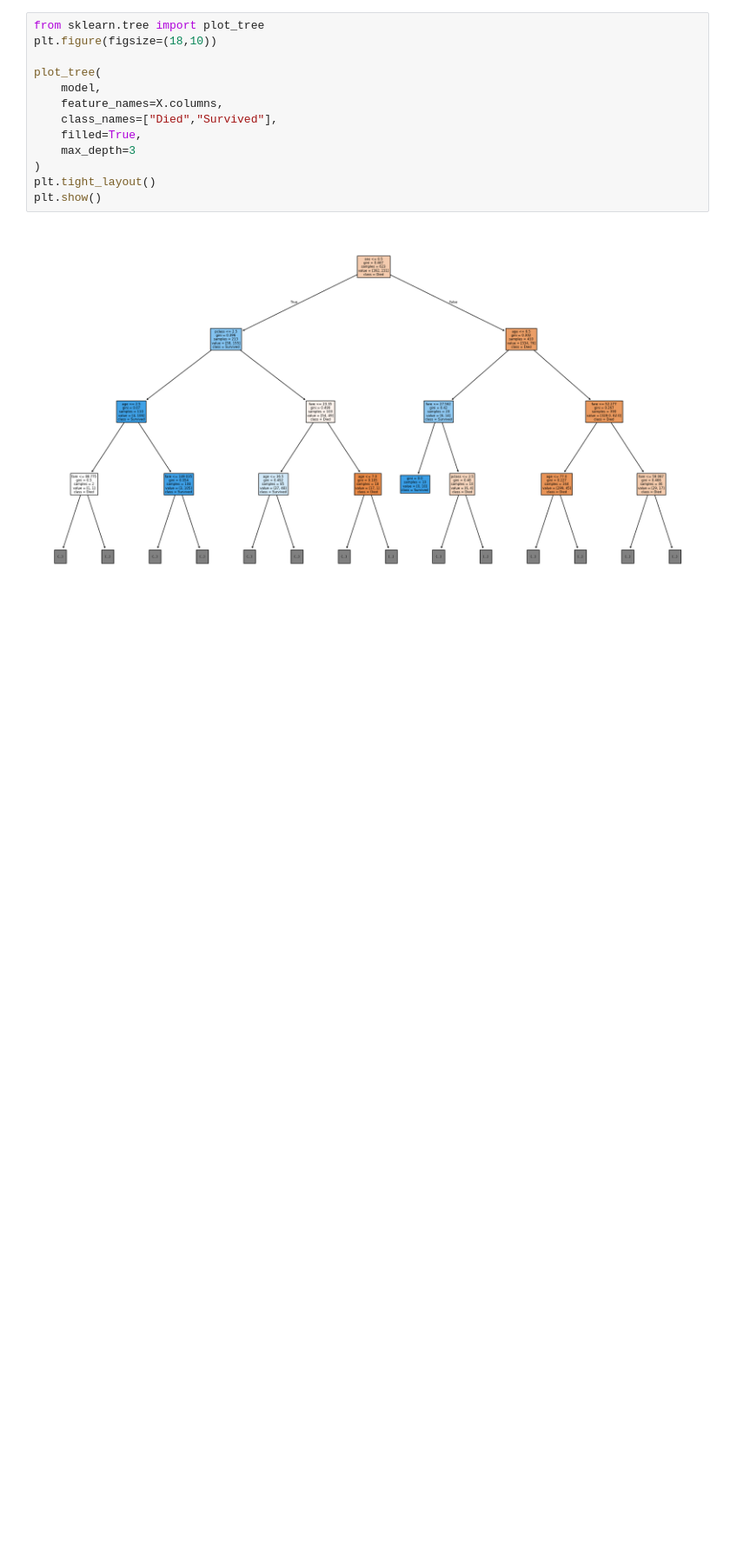
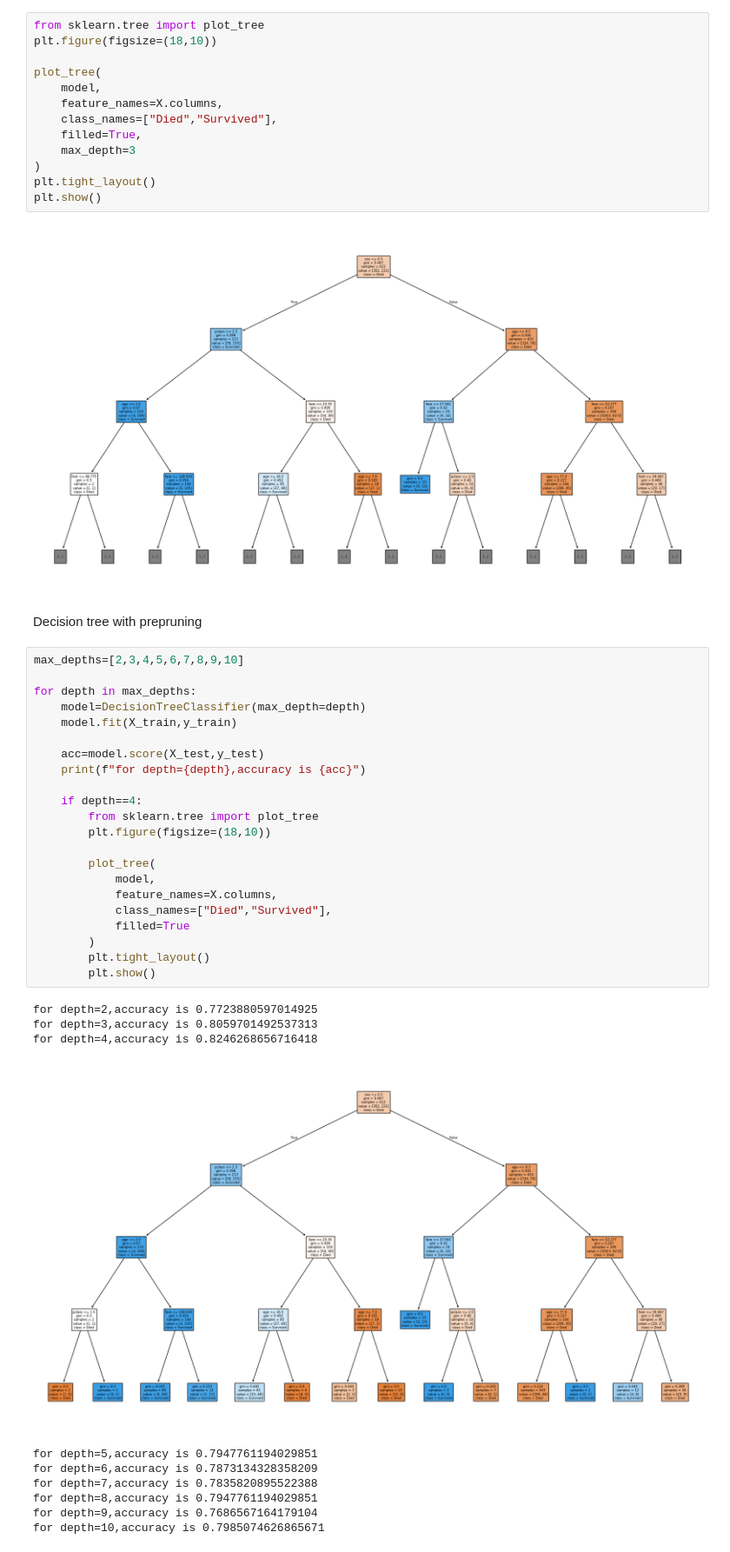
Before and after one commit to piyushhh-glitch/Machine_Learning, a Jupyter notebook: Supervised_ML/algorithms/decision_tree_classifier.ipynb, the cells around one changed output. Shown at 87% size. Saved outputs shown, nothing was run; the diff lists cells and outputs as text; blank space fills up the shorter version.

Commit message:
Performed Pre-pruning and post pruning on Decision Tree classifier

```diff
--- a/Supervised_ML/algorithms/decision_tree_classifier.ipynb
+++ b/Supervised_ML/algorithms/decision_tree_classifier.ipynb
@@ -186,3 +185,38 @@ plt.tight_layout()
 plt.show()
 # %% [output]
 [figure]
+# %% [markdown]
+Decision tree with prepruning
+# %%
+max_depths=[2,3,4,5,6,7,8,9,10]
+
+for depth in max_depths:
+    model=DecisionTreeClassifier(max_depth=depth)
+    model.fit(X_train,y_train)
+
+    acc=model.score(X_test,y_test)
+    print(f"for depth={depth},accuracy is {acc}")
+
+    if depth==4:
+        from sklearn.tree import plot_tree
+        plt.figure(figsize=(18,10))
+
+        plot_tree(
+            model,
+            feature_names=X.columns,
+            class_names=["Died","Survived"],
+            filled=True
+        )
+        plt.tight_layout()
+        plt.show()
+# %% [output]
+for depth=2,accuracy is 0.7723880597014925
+for depth=3,accuracy is 0.8059701492537313
+for depth=4,accuracy is 0.8246268656716418
+[figure, added]
+for depth=5,accuracy is 0.7947761194029851
+for depth=6,accuracy is 0.7873134328358209
+for depth=7,accuracy is 0.7835820895522388
+for depth=8,accuracy is 0.7947761194029851
+for depth=9,accuracy is 0.7686567164179104
+for depth=10,accuracy is 0.7985074626865671
```
Also changed, not shown: parts of 11 cells of this notebook.
